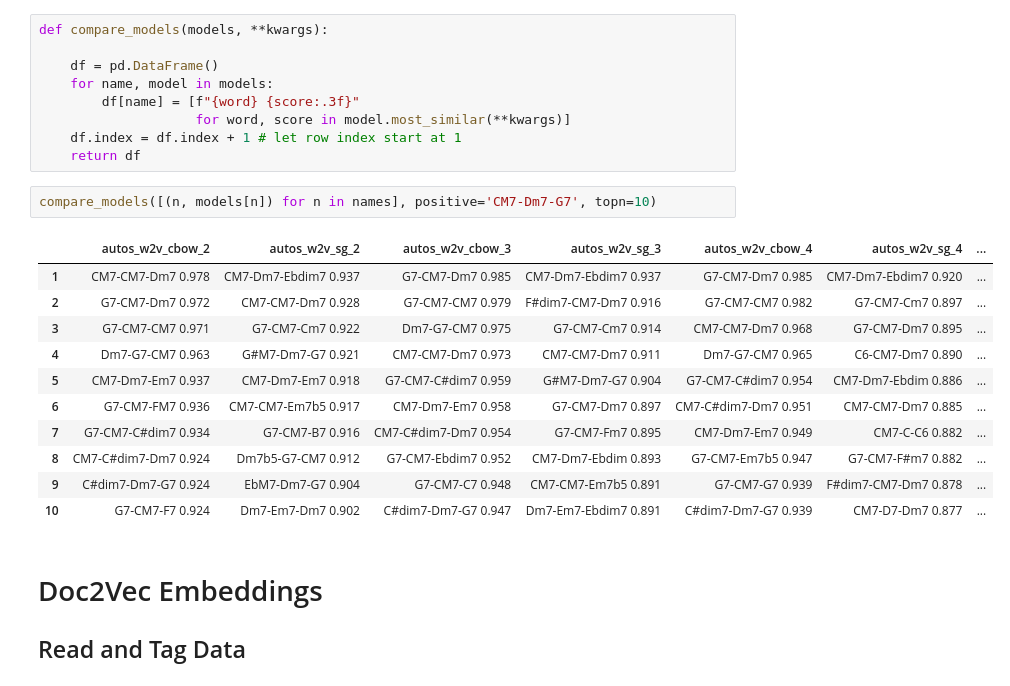
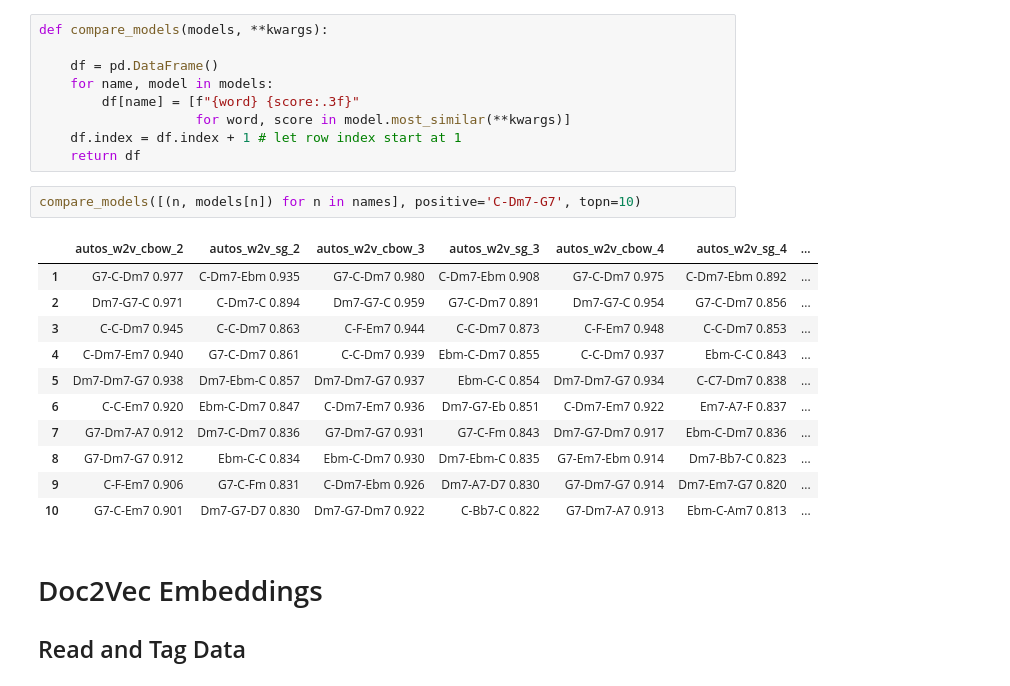
Before and after one commit to 11doris/jazz-tunes-similarity, a Jupyter notebook: embeddings.ipynb, the cells around one changed output. Cells and saved outputs as stored; diff of their text form.

```diff
--- a/embeddings.ipynb
+++ b/embeddings.ipynb
@@ -734,19 +759,19 @@ def compare_models(models, **kwargs):
     df.index = df.index + 1 # let row index start at 1
     return df
 # %%
-compare_models([(n, models[n]) for n in names], positive='CM7-Dm7-G7', topn=10)
+compare_models([(n, models[n]) for n in names], positive='C-Dm7-G7', topn=10)
 # %% [output]
 |  | autos_w2v_cbow_2 | autos_w2v_sg_2 | autos_w2v_cbow_3 | autos_w2v_sg_3 | autos_w2v_cbow_4 | autos_w2v_sg_4 | ... |
-| 1 | CM7-CM7-Dm7 0.978 | CM7-Dm7-Ebdim7 0.937 | G7-CM7-Dm7 0.985 | CM7-Dm7-Ebdim7 0.937 | G7-CM7-Dm7 0.985 | CM7-Dm7-Ebdim7 0.920 | ... |
-| 2 | G7-CM7-Dm7 0.972 | CM7-CM7-Dm7 0.928 | G7-CM7-CM7 0.979 | F#dim7-CM7-Dm7 0.916 | G7-CM7-CM7 0.982 | G7-CM7-Cm7 0.897 | ... |
-| 3 | G7-CM7-CM7 0.971 | G7-CM7-Cm7 0.922 | Dm7-G7-CM7 0.975 | G7-CM7-Cm7 0.914 | CM7-CM7-Dm7 0.968 | G7-CM7-Dm7 0.895 | ... |
-| 4 | Dm7-G7-CM7 0.963 | G#M7-Dm7-G7 0.921 | CM7-CM7-Dm7 0.973 | CM7-CM7-Dm7 0.911 | Dm7-G7-CM7 0.965 | C6-CM7-Dm7 0.890 | ... |
-| 5 | CM7-Dm7-Em7 0.937 | CM7-Dm7-Em7 0.918 | G7-CM7-C#dim7 0.959 | G#M7-Dm7-G7 0.904 | G7-CM7-C#dim7 0.954 | CM7-Dm7-Ebdim 0.886 | ... |
-| 6 | G7-CM7-FM7 0.936 | CM7-CM7-Em7b5 0.917 | CM7-Dm7-Em7 0.958 | G7-CM7-Dm7 0.897 | CM7-C#dim7-Dm7 0.951 | CM7-CM7-Dm7 0.885 | ... |
-| 7 | G7-CM7-C#dim7 0.934 | G7-CM7-B7 0.916 | CM7-C#dim7-Dm7 0.954 | G7-CM7-Fm7 0.895 | CM7-Dm7-Em7 0.949 | CM7-C-C6 0.882 | ... |
-| 8 | CM7-C#dim7-Dm7 0.924 | Dm7b5-G7-CM7 0.912 | G7-CM7-Ebdim7 0.952 | CM7-Dm7-Ebdim 0.893 | G7-CM7-Em7b5 0.947 | G7-CM7-F#m7 0.882 | ... |
-| 9 | C#dim7-Dm7-G7 0.924 | EbM7-Dm7-G7 0.904 | G7-CM7-C7 0.948 | CM7-CM7-Em7b5 0.891 | G7-CM7-G7 0.939 | F#dim7-CM7-Dm7 0.878 | ... |
-| 10 | G7-CM7-F7 0.924 | Dm7-Em7-Dm7 0.902 | C#dim7-Dm7-G7 0.947 | Dm7-Em7-Ebdim7 0.891 | C#dim7-Dm7-G7 0.939 | CM7-D7-Dm7 0.877 | ... |
+| 1 | G7-C-Dm7 0.977 | C-Dm7-Ebm 0.935 | G7-C-Dm7 0.980 | C-Dm7-Ebm 0.908 | G7-C-Dm7 0.975 | C-Dm7-Ebm 0.892 | ... |
+| 2 | Dm7-G7-C 0.971 | C-Dm7-C 0.894 | Dm7-G7-C 0.959 | G7-C-Dm7 0.891 | Dm7-G7-C 0.954 | G7-C-Dm7 0.856 | ... |
+| 3 | C-C-Dm7 0.945 | C-C-Dm7 0.863 | C-F-Em7 0.944 | C-C-Dm7 0.873 | C-F-Em7 0.948 | C-C-Dm7 0.853 | ... |
+| 4 | C-Dm7-Em7 0.940 | G7-C-Dm7 0.861 | C-C-Dm7 0.939 | Ebm-C-Dm7 0.855 | C-C-Dm7 0.937 | Ebm-C-C 0.843 | ... |
+| 5 | Dm7-Dm7-G7 0.938 | Dm7-Ebm-C 0.857 | Dm7-Dm7-G7 0.937 | Ebm-C-C 0.854 | Dm7-Dm7-G7 0.934 | C-C7-Dm7 0.838 | ... |
+| 6 | C-C-Em7 0.920 | Ebm-C-Dm7 0.847 | C-Dm7-Em7 0.936 | Dm7-G7-Eb 0.851 | C-Dm7-Em7 0.922 | Em7-A7-F 0.837 | ... |
+| 7 | G7-Dm7-A7 0.912 | Dm7-C-Dm7 0.836 | G7-Dm7-G7 0.931 | G7-C-Fm 0.843 | Dm7-G7-Dm7 0.917 | Ebm-C-Dm7 0.836 | ... |
+| 8 | G7-Dm7-G7 0.912 | Ebm-C-C 0.834 | Ebm-C-Dm7 0.930 | Dm7-Ebm-C 0.835 | G7-Em7-Ebm 0.914 | Dm7-Bb7-C 0.823 | ... |
+| 9 | C-F-Em7 0.906 | G7-C-Fm 0.831 | C-Dm7-Ebm 0.926 | Dm7-A7-D7 0.830 | G7-Dm7-G7 0.914 | Dm7-Em7-G7 0.820 | ... |
+| 10 | G7-C-Em7 0.901 | Dm7-G7-D7 0.830 | Dm7-G7-Dm7 0.922 | C-Bb7-C 0.822 | G7-Dm7-A7 0.913 | Ebm-C-Am7 0.813 | ... |
 # %% [markdown]
 # Doc2Vec Embeddings
 
```
Also changed, not shown: parts of 39 cells of this notebook.
